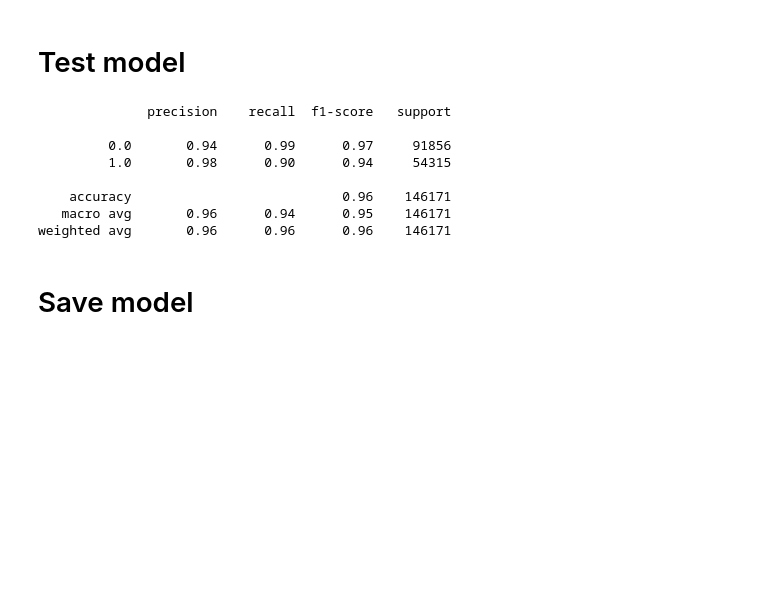
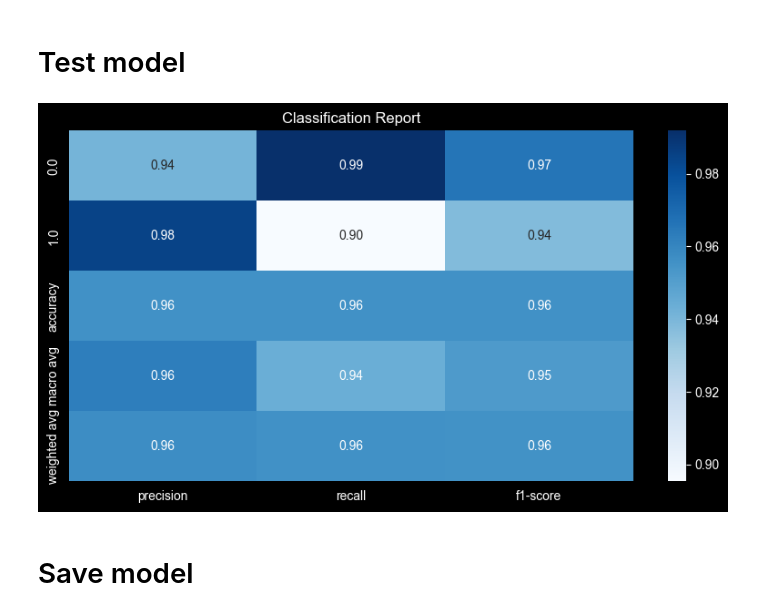
Before and after one commit to ihinckle/sim3task2, a Jupyter notebook: model/ai-text-detector.ipynb, the cells around one changed output. Drawn from its saved outputs; the diff is of its cells as text; code cells hidden in the pictures; blank space fills up the shorter version.

```diff
--- a/model/ai-text-detector.ipynb
+++ b/model/ai-text-detector.ipynb
@@ -33,34 +34,36 @@ training_data['text'] = training_data['text'].apply(processor.full_clean)
 # %%
 from sklearn.feature_extraction.text import CountVectorizer, TfidfTransformer
 from sklearn.metrics import classification_report
 from sklearn.model_selection import train_test_split
 from sklearn.naive_bayes import MultinomialNB
 from sklearn.pipeline import Pipeline
 
 y = training_data['generated']
 X = training_data['text']
 
 X_train, X_test, y_train, y_test = train_test_split(X,y,test_size=0.3,random_state=69)
 
 pipeline = Pipeline([
     ('count_vectorizer', CountVectorizer()),  # Step 1: CountVectorizer
     ('tfidf_transformer', TfidfTransformer()),  # Step 2: TF-IDF Transformer
     ('naive_bayes', MultinomialNB())])
 
 pipeline.fit(X_train, y_train)
 
 y_pred = pipeline.predict(X_test)
 
-print(classification_report(y_test,y_pred))
+accuracy_report = classification_report(y_test,y_pred, output_dict=True)
+
+report_data_frame = pd.DataFrame(accuracy_report).iloc[:-1, :].T
+
+plt.figure(figsize=(10,5))
+sb.heatmap(report_data_frame, annot=True, cmap='Blues', fmt='.2f')
+plt.title('Classification Report')
+plt.savefig('classification-report.png', dpi=300, bbox_inches='tight')
+
+plt.show()
 # %% [output]
-              precision    recall  f1-score   support
-
-         0.0       0.94      0.99      0.97     91856
-         1.0       0.98      0.90      0.94     54315
-
-    accuracy                           0.96    146171
-   macro avg       0.96      0.94      0.95    146171
-weighted avg       0.96      0.96      0.96    146171
+[figure, added]
 # %% [markdown]
 # Save model
 # %%
```
Also changed, not shown: parts of 2 cells of this notebook, 12 other files.
